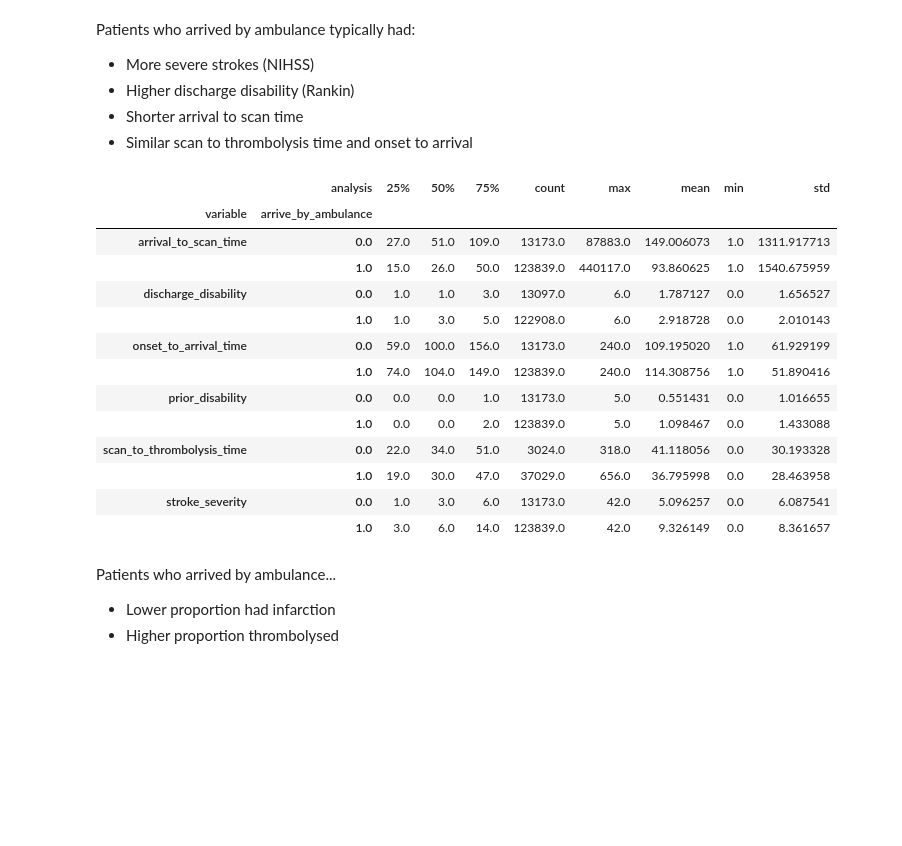
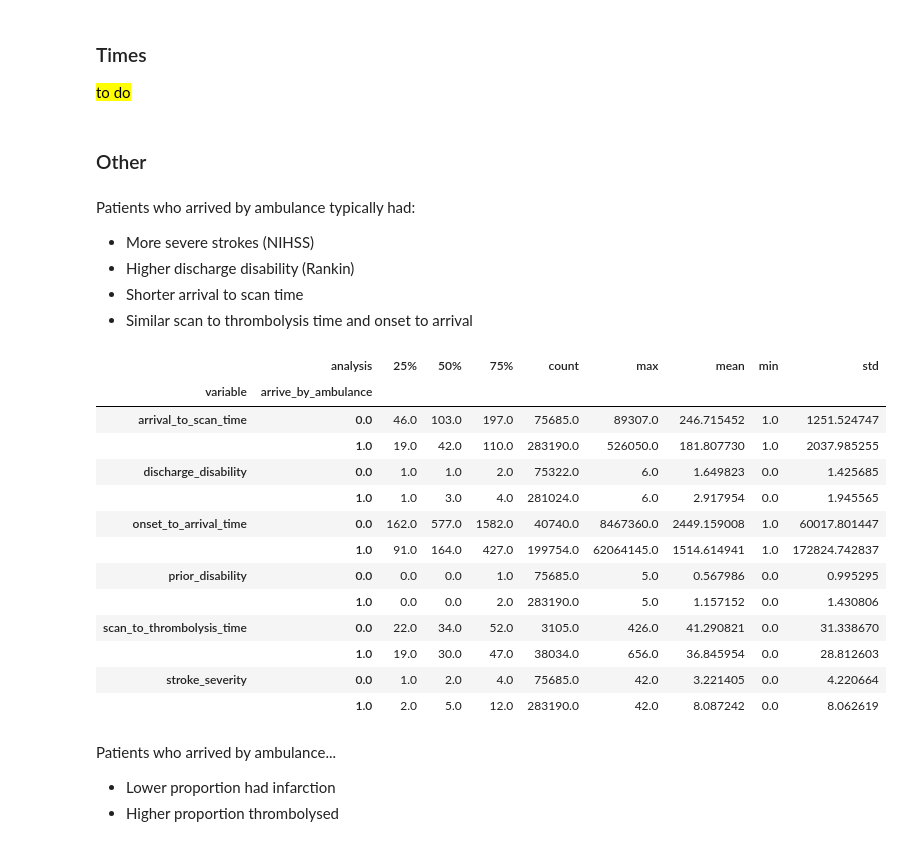
Before and after one commit to samuel-book/samuel_2_data_prep, a Jupyter notebook: descriptive_statistics/sam2_ambulance.ipynb, the cells around one changed output. Cells and saved outputs as stored; diff of their text form; code cells hidden in the pictures; blank space fills up the shorter version.

```diff
--- a/descriptive_statistics/sam2_ambulance.ipynb
+++ b/descriptive_statistics/sam2_ambulance.ipynb
@@ -35,5 +38,7 @@ class Paths:
 paths = Paths()
 # %%
 # Load data
-data = pd.read_csv(os.path.join(paths.data_path,
-                                paths.data_filename))
+data_full = pd.read_csv(os.path.join(
+    paths.data_path, paths.admission_only_filename))
+data_4h = pd.read_csv(os.path.join(
+    paths.data_path, paths.data_4h_filename))
@@ -60,0 +49,3 @@ arrive_ambulance_stats
+# %%
+data_full = data_full[data_full['arrive_by_ambulance'].notna()]
+data_4h = data_4h[data_4h['arrive_by_ambulance'].notna()]
@@ -60,0 +54,11 @@ arrive_ambulance_stats
+# %%
+# Create datetime with month and year
+data_full['month_year_dt'] = pd.to_datetime(
+    data_full['year'].astype(str) + '-' +
+    data_full['month'].astype(str), format='%Y-%m')
+
+# Convert to period of m (month and year)
+data_full['month_year'] = data_full['month_year_dt'].dt.to_period('m')
+
+# Convert to period of q (quarter and year)
+data_full['quarter_year'] = data_full['month_year_dt'].dt.to_period('q')
@@ -60,0 +254,3 @@ arrive_ambulance_stats
+# %%
+data_full['4hours'] = np.where(data_full['onset_to_arrival_time'] <= 240, 1, 0)
+data_full.groupby('arrive_by_ambulance')['4hours'].mean()
@@ -61,3 +338,9 @@ arrive_ambulance_stats
+# %% [markdown]
+### Times
+
+<mark> to do </mark>
+# %% [markdown]
+### Other
 # %% [markdown]
 Patients who arrived by ambulance typically had:
 * More severe strokes (NIHSS)
@@ -65,34 +348,34 @@ Patients who arrived by ambulance typically had:
 * Shorter arrival to scan time
 * Similar scan to thrombolysis time and onset to arrival
 # %%
-(data
+(data_full
  .groupby('arrive_by_ambulance')[['onset_to_arrival_time',
                                   'prior_disability',
                                   'discharge_disability',
                                   'stroke_severity',
                                   'arrival_to_scan_time',
                                   'scan_to_thrombolysis_time']]
  .describe()
  .unstack()
  .reset_index(name='value')
  .rename(columns={'level_0': 'variable', 'level_1': 'analysis'})
  .pivot(index=['variable', 'arrive_by_ambulance'],
         columns='analysis', values='value'))
 # %% [output]
 |  | analysis | 25% | 50% | 75% | count | max | mean | min | std |
 | variable | arrive_by_ambulance |  |  |  |  |  |  |  |  |
-| arrival_to_scan_time | 0.0 | 27.0 | 51.0 | 109.0 | 13173.0 | 87883.0 | 149.006073 | 1.0 | 1311.917713 |
-|  | 1.0 | 15.0 | 26.0 | 50.0 | 123839.0 | 440117.0 | 93.860625 | 1.0 | 1540.675959 |
-| discharge_disability | 0.0 | 1.0 | 1.0 | 3.0 | 13097.0 | 6.0 | 1.787127 | 0.0 | 1.656527 |
-|  | 1.0 | 1.0 | 3.0 | 5.0 | 122908.0 | 6.0 | 2.918728 | 0.0 | 2.010143 |
-| onset_to_arrival_time | 0.0 | 59.0 | 100.0 | 156.0 | 13173.0 | 240.0 | 109.195020 | 1.0 | 61.929199 |
-|  | 1.0 | 74.0 | 104.0 | 149.0 | 123839.0 | 240.0 | 114.308756 | 1.0 | 51.890416 |
-| prior_disability | 0.0 | 0.0 | 0.0 | 1.0 | 13173.0 | 5.0 | 0.551431 | 0.0 | 1.016655 |
-|  | 1.0 | 0.0 | 0.0 | 2.0 | 123839.0 | 5.0 | 1.098467 | 0.0 | 1.433088 |
-| scan_to_thrombolysis_time | 0.0 | 22.0 | 34.0 | 51.0 | 3024.0 | 318.0 | 41.118056 | 0.0 | 30.193328 |
-|  | 1.0 | 19.0 | 30.0 | 47.0 | 37029.0 | 656.0 | 36.795998 | 0.0 | 28.463958 |
-| stroke_severity | 0.0 | 1.0 | 3.0 | 6.0 | 13173.0 | 42.0 | 5.096257 | 0.0 | 6.087541 |
-|  | 1.0 | 3.0 | 6.0 | 14.0 | 123839.0 | 42.0 | 9.326149 | 0.0 | 8.361657 |
+| arrival_to_scan_time | 0.0 | 46.0 | 103.0 | 197.0 | 75685.0 | 89307.0 | 246.715452 | 1.0 | 1251.524747 |
+|  | 1.0 | 19.0 | 42.0 | 110.0 | 283190.0 | 526050.0 | 181.807730 | 1.0 | 2037.985255 |
+| discharge_disability | 0.0 | 1.0 | 1.0 | 2.0 | 75322.0 | 6.0 | 1.649823 | 0.0 | 1.425685 |
+|  | 1.0 | 1.0 | 3.0 | 4.0 | 281024.0 | 6.0 | 2.917954 | 0.0 | 1.945565 |
+| onset_to_arrival_time | 0.0 | 162.0 | 577.0 | 1582.0 | 40740.0 | 8467360.0 | 2449.159008 | 1.0 | 60017.801447 |
+|  | 1.0 | 91.0 | 164.0 | 427.0 | 199754.0 | 62064145.0 | 1514.614941 | 1.0 | 172824.742837 |
+| prior_disability | 0.0 | 0.0 | 0.0 | 1.0 | 75685.0 | 5.0 | 0.567986 | 0.0 | 0.995295 |
+|  | 1.0 | 0.0 | 0.0 | 2.0 | 283190.0 | 5.0 | 1.157152 | 0.0 | 1.430806 |
+| scan_to_thrombolysis_time | 0.0 | 22.0 | 34.0 | 52.0 | 3105.0 | 426.0 | 41.290821 | 0.0 | 31.338670 |
+|  | 1.0 | 19.0 | 30.0 | 47.0 | 38034.0 | 656.0 | 36.845954 | 0.0 | 28.812603 |
+| stroke_severity | 0.0 | 1.0 | 2.0 | 4.0 | 75685.0 | 42.0 | 3.221405 | 0.0 | 4.220664 |
+|  | 1.0 | 2.0 | 5.0 | 12.0 | 283190.0 | 42.0 | 8.087242 | 0.0 | 8.062619 |
 # %% [markdown]
 Patients who arrived by ambulance...
 * Lower proportion had infarction
```
Also changed, not shown: parts of 36 cells of this notebook.
